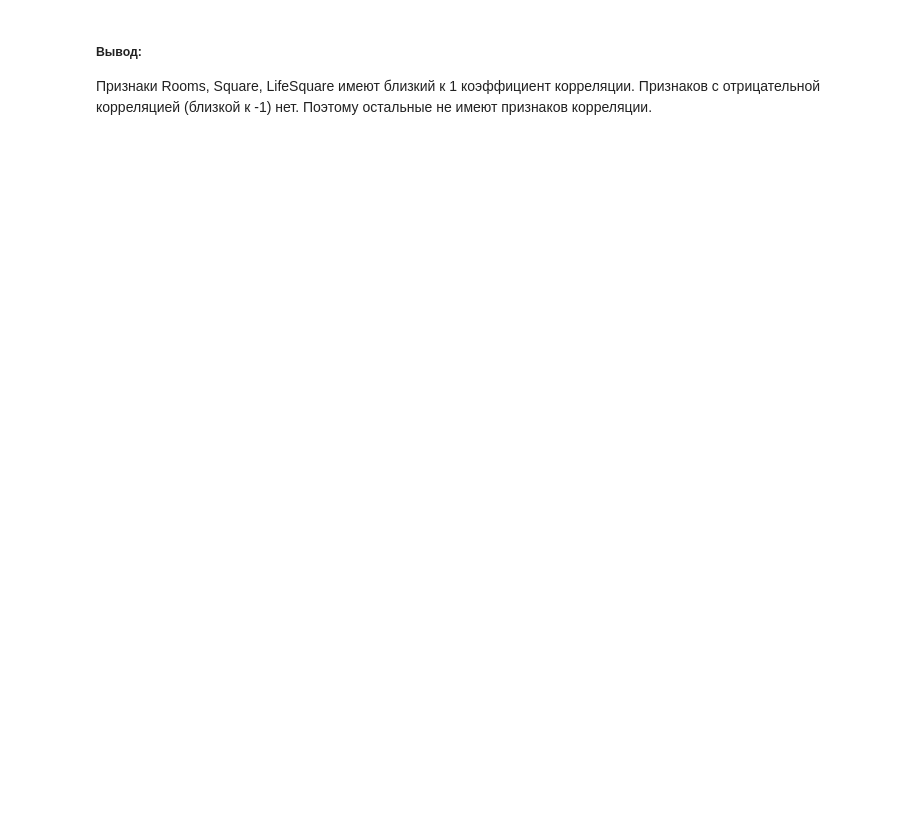
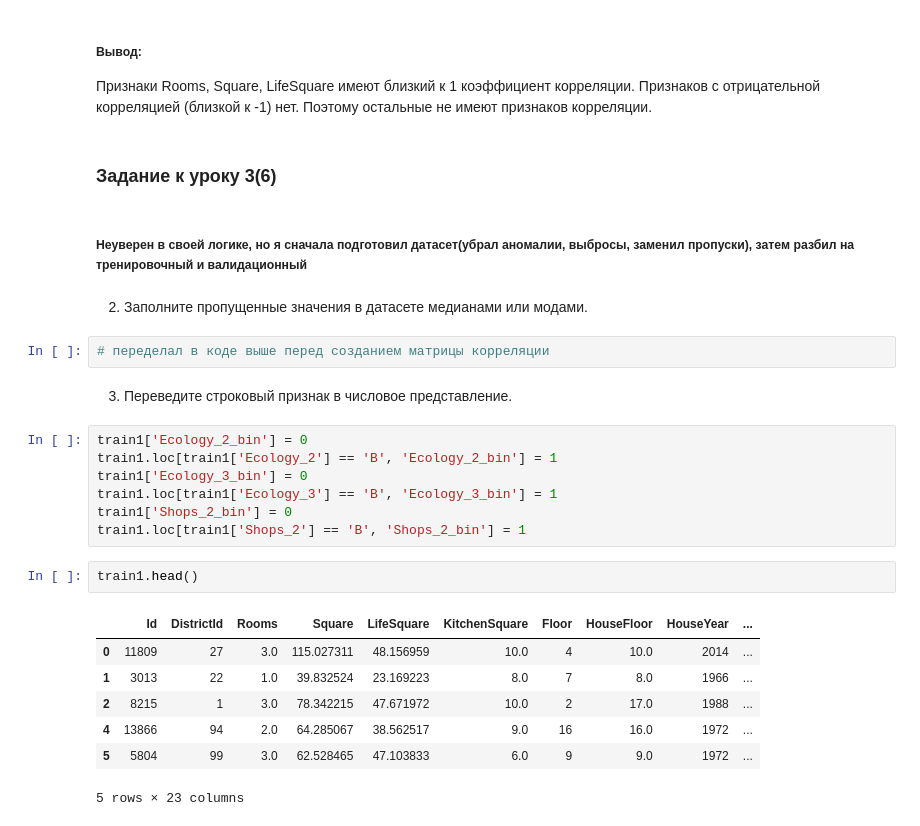
Before and after one commit to alexanderi8/Library-s-for-Python-Numpy-Matplotlib-Scikit-learn-, a Jupyter notebook: course_work_train.ipynb, the cells around one changed output. Saved outputs shown, nothing was run; the diff lists cells and outputs as text; blank space fills up the shorter version.

```diff
--- a/course_work_train.ipynb
+++ b/course_work_train.ipynb
@@ -569,3 +607,30 @@ Name: Price, dtype: float64
 # %% [markdown]
 ##### Вывод:
 Признаки Rooms, Square, LifeSquare имеют близкий к 1 коэффициент корреляции. Признаков с отрицательной корреляцией (близкой к -1) нет. Поэтому остальные не имеют признаков корреляции.
+# %% [markdown]
+### Задание к уроку 3(6)
+# %% [markdown]
+##### Неуверен в своей логике, но я сначала подготовил датасет(убрал аномалии, выбросы, заменил пропуски), затем разбил на тренировочный и валидационный
+# %% [markdown]
+2. Заполните пропущенные значения в датасете медианами или модами.
+# %%
+# переделал в коде выше перед созданием матрицы корреляции
+# %% [markdown]
+3. Переведите строковый признак в числовое представление.
+# %%
+train1['Ecology_2_bin'] = 0
+train1.loc[train1['Ecology_2'] == 'B', 'Ecology_2_bin'] = 1
+train1['Ecology_3_bin'] = 0
+train1.loc[train1['Ecology_3'] == 'B', 'Ecology_3_bin'] = 1
+train1['Shops_2_bin'] = 0
+train1.loc[train1['Shops_2'] == 'B', 'Shops_2_bin'] = 1
+# %%
+train1.head()
+# %% [output]
+|  | Id | DistrictId | Rooms | Square | LifeSquare | KitchenSquare | Floor | HouseFloor | HouseYear | ... |
+| 0 | 11809 | 27 | 3.0 | 115.027311 | 48.156959 | 10.0 | 4 | 10.0 | 2014 | ... |
+| 1 | 3013 | 22 | 1.0 | 39.832524 | 23.169223 | 8.0 | 7 | 8.0 | 1966 | ... |
+| 2 | 8215 | 1 | 3.0 | 78.342215 | 47.671972 | 10.0 | 2 | 17.0 | 1988 | ... |
+| 4 | 13866 | 94 | 2.0 | 64.285067 | 38.562517 | 9.0 | 16 | 16.0 | 1972 | ... |
+| 5 | 5804 | 99 | 3.0 | 62.528465 | 47.103833 | 6.0 | 9 | 9.0 | 1972 | ... |
+5 rows × 23 columns
```
Also changed, not shown: parts of 32 cells of this notebook, 2 other files.
